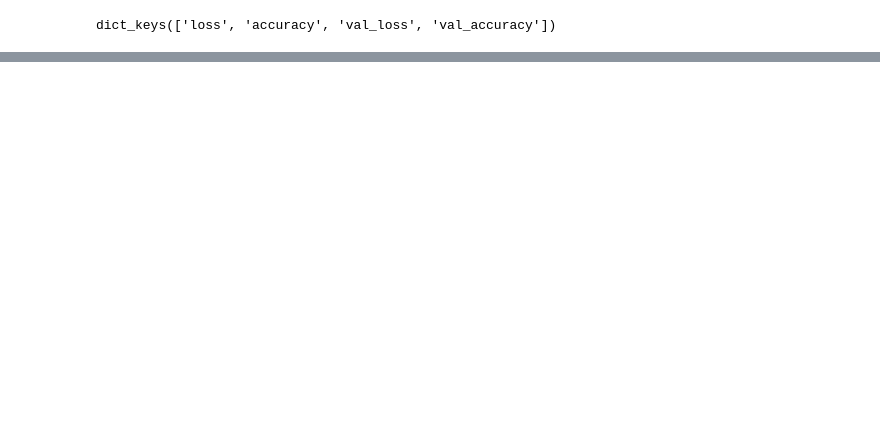
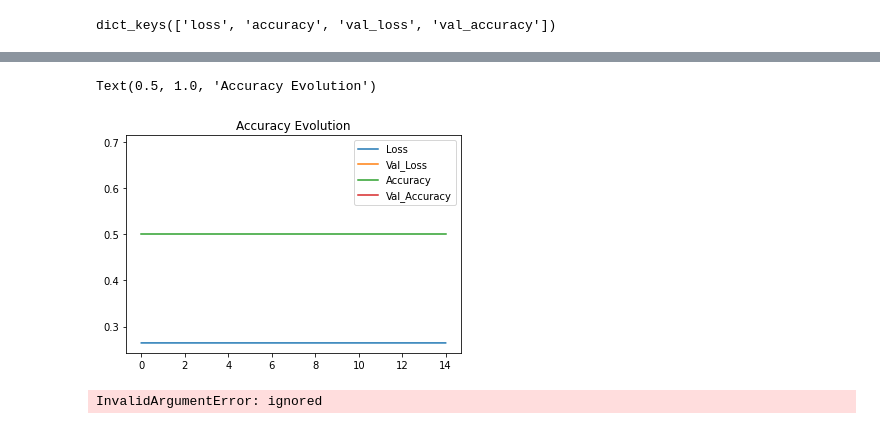
Before and after one commit to peimani/Project4, a Jupyter notebook: Copy_of_Image_Classification_w_Deep_Learning.ipynb, the cells around one changed output, grey strips where cells are left out. Cells and saved outputs as stored; diff of their text form; code cells hidden in the pictures; blank space fills up the shorter version.

```diff
--- a/Copy_of_Image_Classification_w_Deep_Learning.ipynb
+++ b/Copy_of_Image_Classification_w_Deep_Learning.ipynb
@@ -407,0 +470,8 @@ pd.DataFrame(classification_report(test_generator.classes, pred > 0.7, output_di
+# %%
+# Optimizer
+# Create a dictionary of optimizer, and assign different colors to the optimizers for plotting the model's loss
+optimizers = {"RMSprop": {"optimizer": RMSprop(), "color":"blue"},
+                  "adam_01": {"optimizer": Adam(lr=0.01), "color":"red"},
+                  "sgd": {"optimizer": SGD(), "color":"purple"},
+                  "adadelta": {"optimizer": Adadelta(), "color":"pink"},
+                  "adagrad": {"optimizer": Adagrad(), "color":"yellow"}}
@@ -407,0 +532,19 @@ pd.DataFrame(classification_report(test_generator.classes, pred > 0.7, output_di
+# %%
+plt.subplot()
+plt.plot(results2.history['loss'], label='Loss')
+plt.plot(results2.history['val_loss'], label='Val_Loss')
+plt.legend()
+plt.title('Loss Evolution')
+
+plt.subplot()
+plt.plot(results2.history['accuracy'], label='Accuracy')
+plt.plot(results2.history['val_accuracy'], label='Val_Accuracy')
+plt.legend()
+plt.title('Accuracy Evolution')
+# %% [output]
+Text(0.5, 1.0, 'Accuracy Evolution')
+[figure, added]
+# %%
+evaluation_test2 = model2.evaluate(test_generator)
+# %% [output]
+InvalidArgumentError: ignored
```
Also changed, not shown: parts of 43 cells of this notebook.
